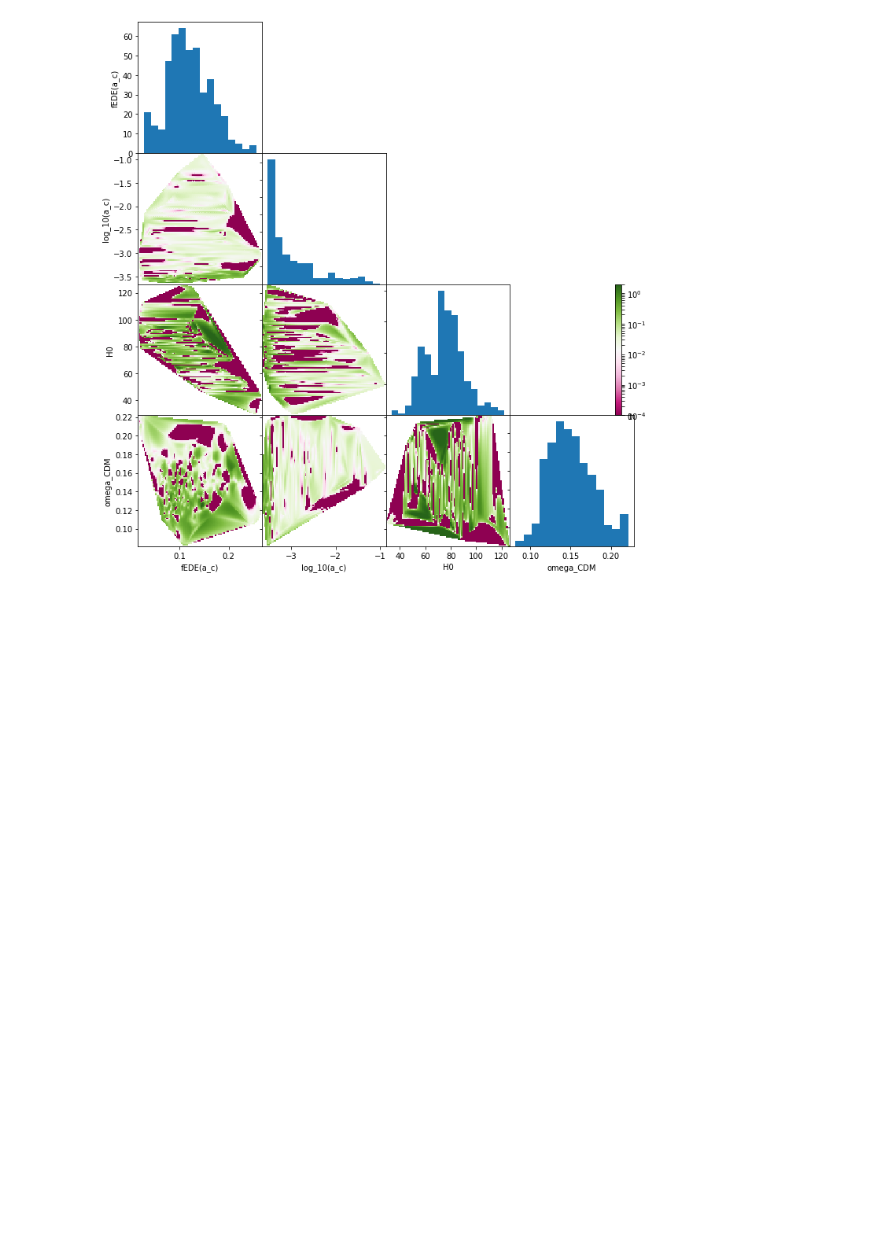
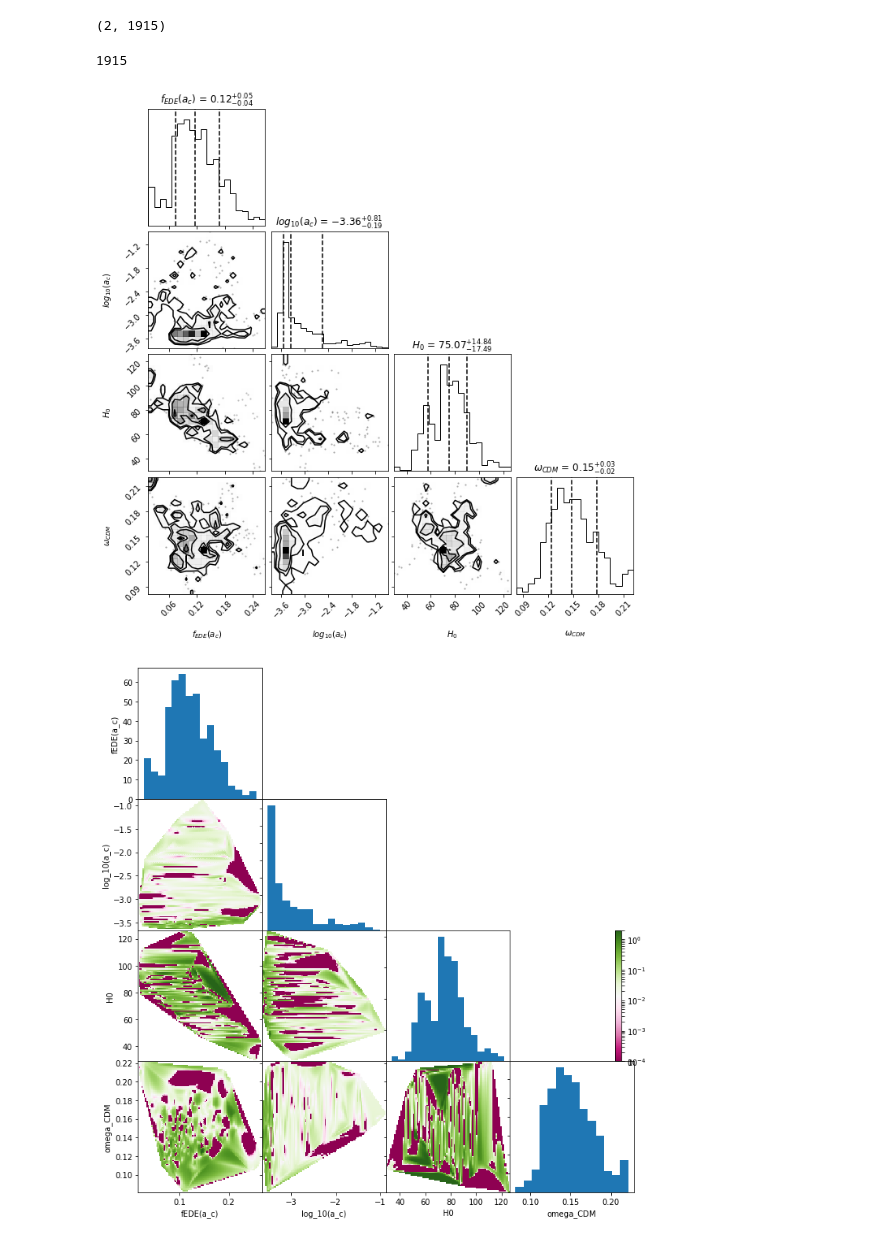
Before and after one commit to saracha413/Axion-MCMC, a Jupyter notebook: axion_MCMC/4param_triangle_plot.ipynb, the cells around one changed output. Drawn from its saved outputs; the diff is of its cells as text; code cells hidden in the pictures; blank space fills up the shorter version.

```diff
--- a/axion_MCMC/4param_triangle_plot.ipynb
+++ b/axion_MCMC/4param_triangle_plot.ipynb
@@ -110,3 +141,32 @@ print(bin_and_order(test, test2))
+# %%
+arr = np.array([params[0], params[1]], np.int32)
+print(arr.shape)
+arr.shape[1]
+# %% [output]
+(2, 1915)
+1915
+# %%
+#import pyhdust.triangle as tri
+import corner
+
+
+ndim, nsamples = len(par_names), len(params[0])
+
+samples = np.array(params)
+
+samples = samples.T
+
+np.random.seed(42)
+test = np.random.randn(ndim * nsamples).reshape([nsamples, ndim])
+
+#samples = samples.reshape([nsamples, ndim])
+figure = corner.corner(samples,
+                       labels=[r"$f_{EDE}(a_c)$", r"$log_{10}(a_c)$", r"$H_0$", r"$\omega _{CDM}$"],
+                      quantiles=[0.16, 0.5, 0.84],
+                       show_titles=True, title_kwargs={"fontsize": 12})
+#tri.corner(test)
+# %% [output]
+[figure, added]
 # %%
 fig, axs = plt.subplots(4,4, figsize=(10,10), gridspec_kw = {'wspace':0, 'hspace':0})
 
```
Also changed, not shown: parts of 10 cells of this notebook, 22 other files.
